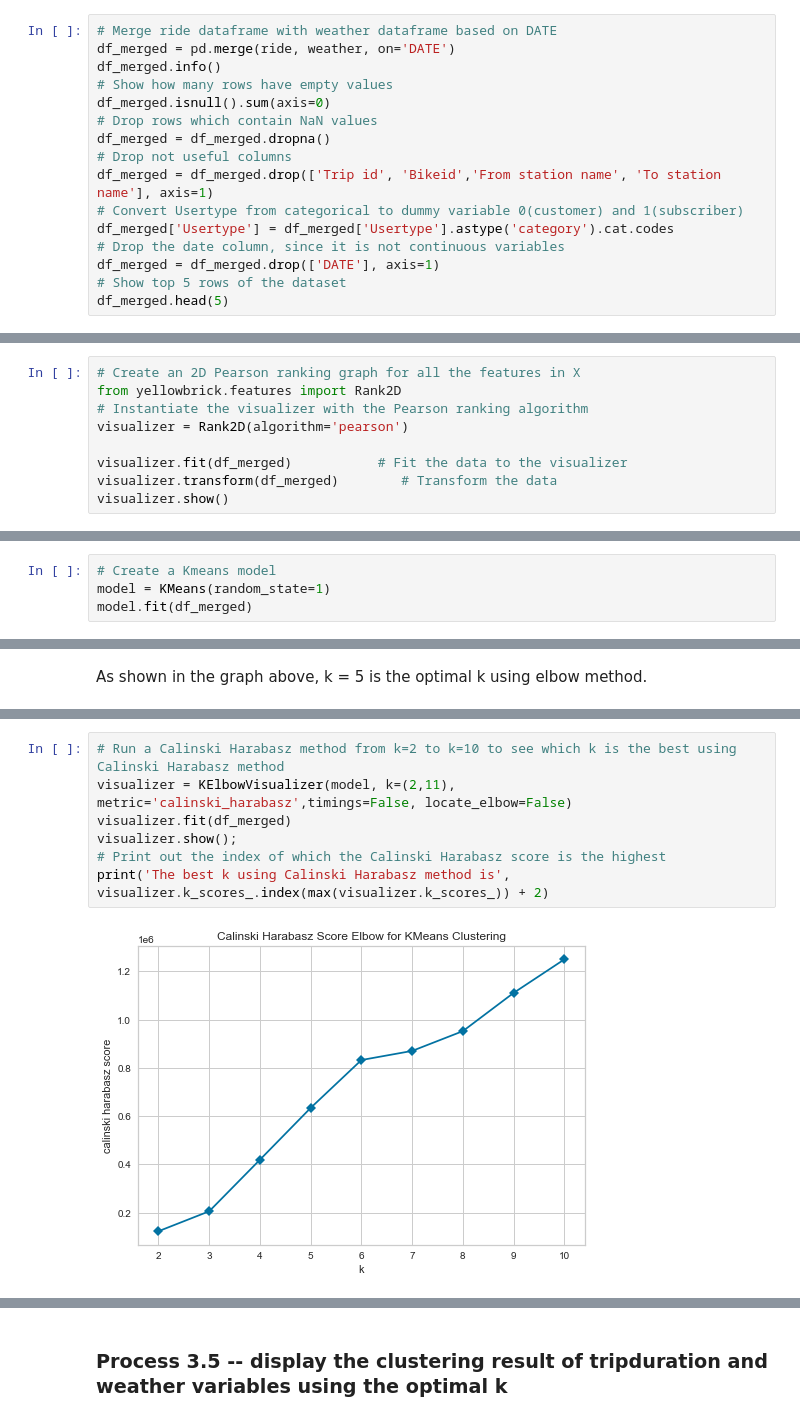
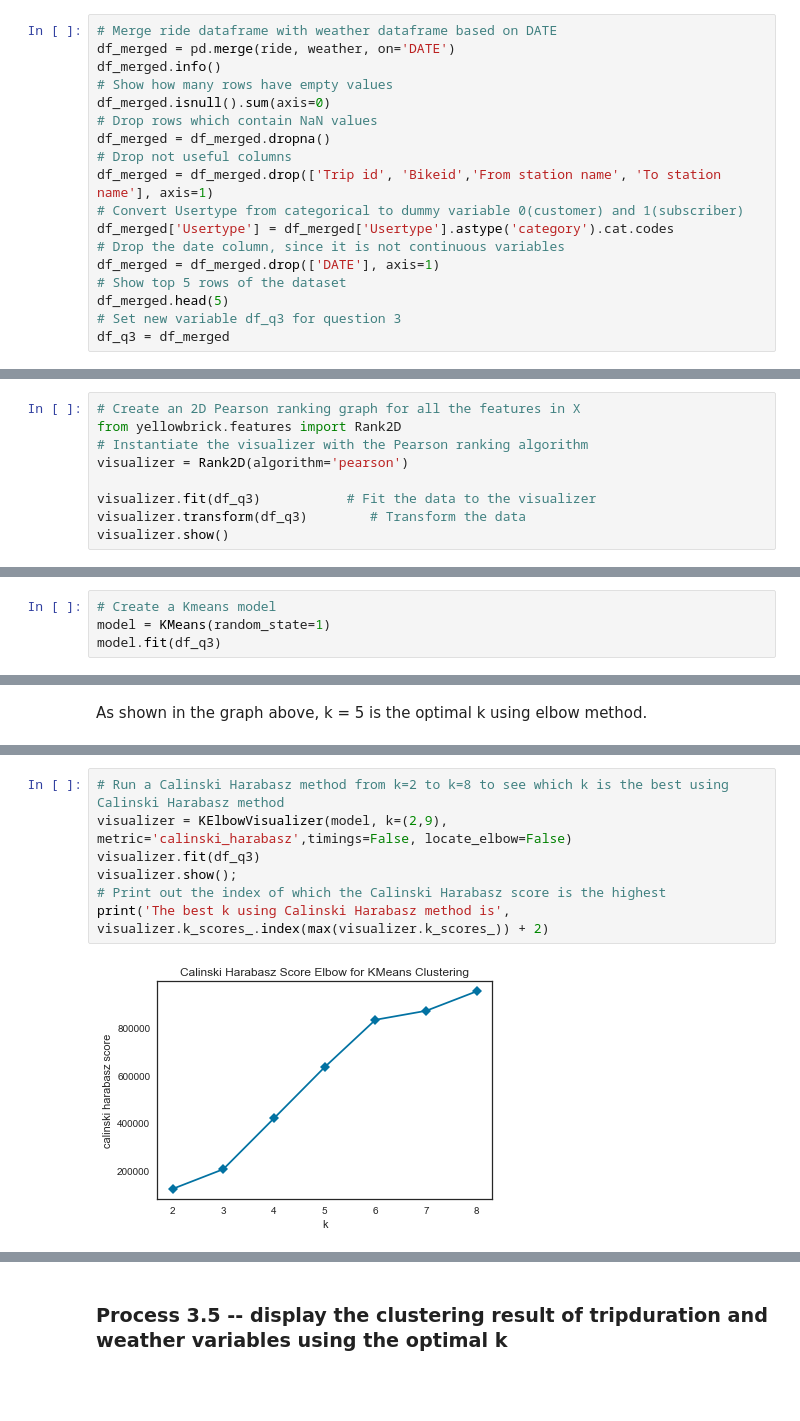
Before and after one commit to Nellyan4/data_mining_project, a Jupyter notebook: project_Q3.ipynb, the cells around one changed output, grey strips where cells are left out. Cells and saved outputs as stored; diff of their text form; blank space fills up the shorter version.

```diff
--- a/project_Q3.ipynb
+++ b/project_Q3.ipynb
@@ -120,6 +120,8 @@ df_merged['Usertype'] = df_merged['Usertype'].astype('category').cat.codes
 df_merged = df_merged.drop(['DATE'], axis=1)
 # Show top 5 rows of the dataset
 df_merged.head(5)
+# Set new variable df_q3 for question 3
+df_q3 = df_merged
 # %% [output]
 <class 'pandas.core.frame.DataFrame'>
 Int64Index: 227290 entries, 0 to 227289
@@ -171,7 +167,7 @@ from yellowbrick.features import Rank2D
 # Instantiate the visualizer with the Pearson ranking algorithm
 visualizer = Rank2D(algorithm='pearson')
 
-visualizer.fit(df_merged)           # Fit the data to the visualizer
-visualizer.transform(df_merged)        # Transform the data
+visualizer.fit(df_q3)           # Fit the data to the visualizer
+visualizer.transform(df_q3)        # Transform the data
 visualizer.show()
 # %% [output]
@@ -187,7 +183,7 @@ Find the optimal K using both of elbow method and Calinski-Harabasz metrics, com
 # %%
 # Create a Kmeans model
 model = KMeans(random_state=1)
-model.fit(df_merged)
+model.fit(df_q3)
 # %% [output]
 KMeans(random_state=1)
 # %%
@@ -212,9 +208,9 @@ plt.show()
 # %%
-# Run a Calinski Harabasz method from k=2 to k=10 to see which k is the best using Calinski Harabasz method
-visualizer = KElbowVisualizer(model, k=(2,11), metric='calinski_harabasz',timings=False, locate_elbow=False)
-visualizer.fit(df_merged)
+# Run a Calinski Harabasz method from k=2 to k=8 to see which k is the best using Calinski Harabasz method
+visualizer = KElbowVisualizer(model, k=(2,9), metric='calinski_harabasz',timings=False, locate_elbow=False)
+visualizer.fit(df_q3)
 visualizer.show();
 # Print out the index of which the Calinski Harabasz score is the highest
 print('The best k using Calinski Harabasz method is', visualizer.k_scores_.index(max(visualizer.k_scores_)) + 2)
 # %% [output]
-[figure, old version]
+[figure, new version]
```
Also changed, not shown: parts of 24 cells of this notebook, 3 other files.
